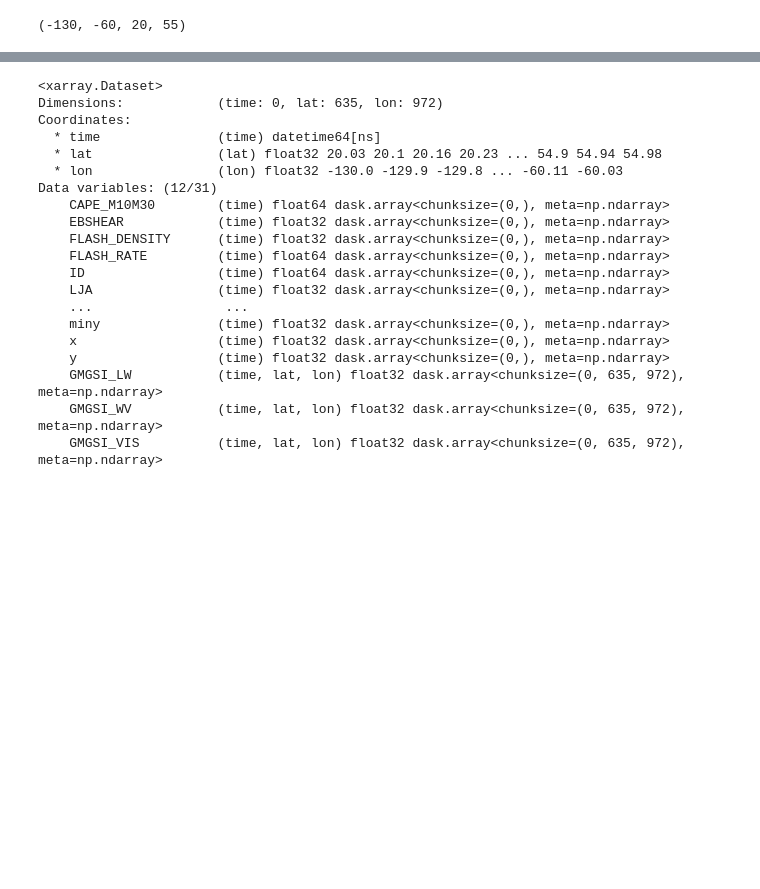
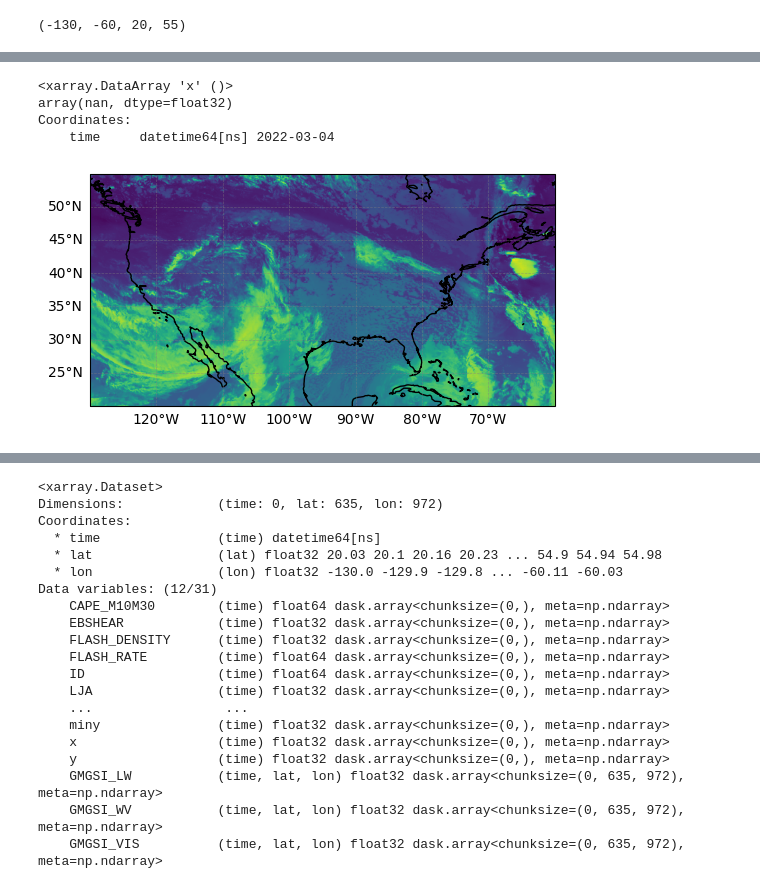
Before and after one commit to leaver2000/gswp, a Jupyter notebook: notebooks/feat-extraction.ipynb, the cells around one changed output, grey strips where cells are left out. Saved outputs shown, nothing was run; the diff lists cells and outputs as text; code cells hidden in the pictures; blank space fills up the shorter version.

```diff
--- a/notebooks/feat-extraction.ipynb
+++ b/notebooks/feat-extraction.ipynb
@@ -183,0 +402,69 @@ plt.imshow(merged["GMGSI_LW"].sel(time=merged.time[0]), extent=MRMS_BOUNDS)
+# %%
+import matplotlib.pyplot as plt
+import cartopy.crs as ccrs
+import gswp
+import matplotlib.pyplot as plt
+from matplotlib.figure import Figure
+import uuid
+import cartopy.crs as ccrs
+from cartopy.mpl.geoaxes import GeoAxes
+
+
+def axes(projection: ccrs.Projection) -> GeoAxes:
+    return plt.axes(projection=projection)
+
+
+def geoplots(
+    num: int | Figure = None,
+    projection: ccrs.Projection = ccrs.PlateCarree(),
+    figsize: tuple[float, float] = (6, 9),
+) -> tuple[Figure, GeoAxes]:
+    """
+    >>> fig, ax = geoplots()
+    """
+    fig = plt.figure(num if num else uuid.uuid1(), figsize=figsize)
+
+    ax: GeoAxes = axes(projection=projection)
+
+    gl = ax.gridlines(
+        crs=projection,
+        draw_labels=True,
+        linewidth=0.5,
+        color="gray",
+        alpha=0.5,
+        linestyle="--",
+    )
+
+    gl.top_labels = False
+
+    gl.right_labels = False
+
+    ax.coastlines(resolution="auto")
+
+    return fig, ax
+
+
+# import gswp.plotting
+
+merged.sel(time=merged.time[0])
+merged["GMGSI_LW"].sel(time=merged.time[0])
+# plt.imshow(
+#     merged["GMGSI_LW"].sel(time=merged.time[0]),
+#     extent=MRMS_BOUNDS,
+#     # transform=ccrs.PlateCarree(),
+# )
+
+
+fig, ax = geoplots()
+first = merged.sel(time=merged.time[0])
+first
+ax.imshow(first["GMGSI_LW"], extent=MRMS_BOUNDS)
+# first
+first.x.compute()
+# ax.scatter(transform=ccrs.PlateCarree())
+# %% [output]
+<xarray.DataArray 'x' ()>
+array(nan, dtype=float32)
+Coordinates:
+    time     datetime64[ns] 2022-03-04
+[figure, added]
```
Also changed, not shown: parts of 18 cells of this notebook, 7 other files.
